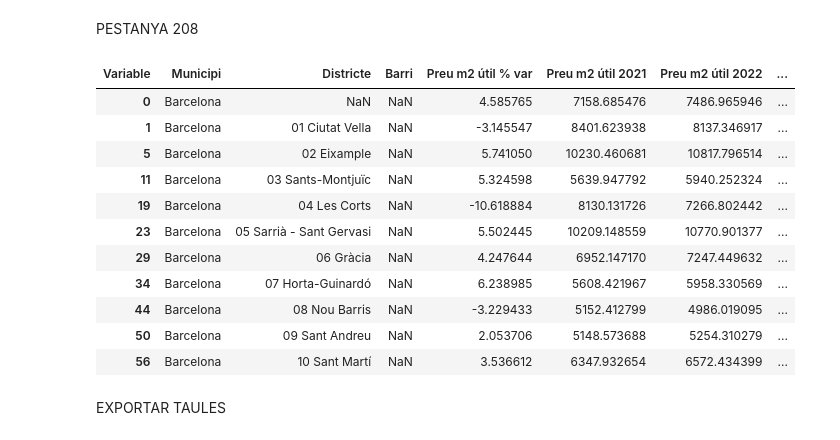
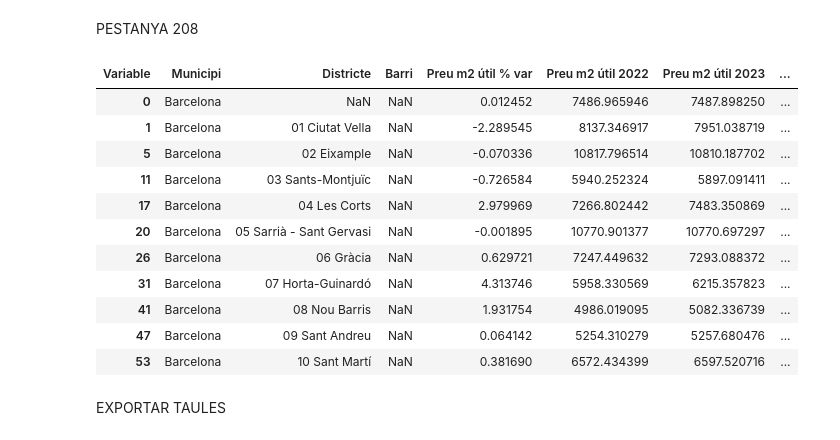
Before and after one commit to rubenlj-git/Taules_oferta_1S23, a Jupyter notebook: taules_resum_1S2023.ipynb, the cells around one changed output. Drawn from its saved outputs; the diff is of its cells as text; code cells hidden in the pictures.

```diff
--- a/taules_resum_1S2023.ipynb
+++ b/taules_resum_1S2023.ipynb
@@ -487,8 +487,8 @@ def tidy_bbdd(any):
 #     bbdd_estudi_prom["Calefacció"] = bbdd_estudi_prom["Calefacció"].replace(' ', 0)
 
 
-    bbdd_estudi_hab["Tram_Sup_util"] = bbdd_estudi_hab["Tram_Sup_util"].str.replace(" ", "")
-    bbdd_estudi_hab["Tram_Sup_util"] = bbdd_estudi_hab["Tram_Sup_util"].str[3:]
+#     bbdd_estudi_hab["Tram_Sup_util"] = bbdd_estudi_hab["Tram_Sup_util"].str.replace(" ", "")
+#     bbdd_estudi_hab["Tram_Sup_util"] = bbdd_estudi_hab["Tram_Sup_util"].str[3:]
 
 
 
@@ -505,7 +505,7 @@ def tidy_bbdd(any):
     return([bbdd_estudi_prom, bbdd_estudi_hab, bbdd_estudi_hab_mod])
 
 
-bbdd_estudi_prom_2021, bbdd_estudi_hab_2021, bbdd_estudi_hab_mod_2021 = tidy_bbdd(2022)
+bbdd_estudi_prom_ant, bbdd_estudi_hab_ant, bbdd_estudi_hab_mod_ant = tidy_bbdd(2022)
 # %%
 def order_columns(table_n):
     cols = ['País', 'Província', 'Municipi'] + [col for col in table_n.columns if col not in ['País', 'Província', 'Municipi']]
@@ -1526,77 +1638,77 @@ table205
 # %% [markdown]
 PESTANYA 208
 # %%
-table208tipo_mun = bbdd_estudi_hab_mod_2021[bbdd_estudi_hab_mod_2021["Municipi"]=="Barcelona"][["Municipi", "Nom DIST", "Nom BARRI", "TIPOG", "Superfície útil", "Preu mitjà", "Preu m2 útil"]].groupby(["Municipi", "TIPOG"]).agg({"Municipi":['count'], "Superfície útil": [np.mean],
+table208tipo_mun = bbdd_estudi_hab_mod_ant[bbdd_estudi_hab_mod_ant["Municipi"]=="Barcelona"][["Municipi", "Nom DIST", "Nom BARRI", "TIPOG", "Superfície útil", "Preu mitjà", "Preu m2 útil"]].groupby(["Municipi", "TIPOG"]).agg({"Municipi":['count'], "Superfície útil": [np.mean],
                                                                                     "Preu mitjà": [np.mean], "Preu m2 útil": [np.mean]}).rename(columns={"Municipi":"Unitats"}).reset_index()
 table208tipo_mun.columns = table208tipo_mun.columns.droplevel(level=1)
-table208tipo_dis = bbdd_estudi_hab_mod_2021[bbdd_estudi_hab_mod_2021["Municipi"]=="Barcelona"][["Municipi", "Nom DIST", "Nom BARRI", "TIPOG", "Superfície útil", "Preu mitjà", "Preu m2 útil"]].groupby(["Municipi", "Nom DIST","TIPOG"]).agg({"Municipi":['count'], "Superfície útil": [np.mean],
+table208tipo_dis = bbdd_estudi_hab_mod_ant[bbdd_estudi_hab_mod_ant["Municipi"]=="Barcelona"][["Municipi", "Nom DIST", "Nom BARRI", "TIPOG", "Superfície útil", "Preu mitjà", "Preu m2 útil"]].groupby(["Municipi", "Nom DIST","TIPOG"]).agg({"Municipi":['count'], "Superfície útil": [np.mean],
                                                                                     "Preu mitjà": [np.mean], "Preu m2 útil": [np.mean]}).rename(columns={"Municipi":"Unitats"}).reset_index()
 table208tipo_dis.columns = table208tipo_dis.columns.droplevel(level=1)
 
-table208tipo_barri = bbdd_estudi_hab_mod_2021[bbdd_estudi_hab_mod_2021["Municipi"]=="Barcelona"][["Municipi", "Nom DIST", "Nom BARRI", "TIPOG", "Superfície útil", "Preu mitjà", "Preu m2 útil"]].groupby(["Municipi", "Nom DIST","Nom BARRI","TIPOG"]).agg({"Municipi":['count'], "Superfície útil": [np.mean],
+table208tipo_barri = bbdd_estudi_hab_mod_ant[bbdd_estudi_hab_mod_ant["Municipi"]=="Barcelona"][["Municipi", "Nom DIST", "Nom BARRI", "TIPOG", "Superfície útil", "Preu mitjà", "Preu m2 útil"]].groupby(["Municipi", "Nom DIST","Nom BARRI","TIPOG"]).agg({"Municipi":['count'], "Superfície útil": [np.mean],
                                                                                     "Preu mitjà": [np.mean], "Preu m2 útil": [np.mean]}).rename(columns={"Municipi":"Unitats"}).reset_index()
 table208tipo_barri.columns = table208tipo_barri.columns.droplevel(level=1)
 
 
-table208total_mun = bbdd_estudi_hab_mod_2021[bbdd_estudi_hab_mod_2021["Municipi"]=="Barcelona"][["Municipi", "Nom DIST", "Nom BARRI", "Superfície útil", "Preu mitjà", "Preu m2 útil"]].groupby(["Municipi"]).agg({"Municipi":['count'], "Superfície útil": [np.mean],
+table208total_mun = bbdd_estudi_hab_mod_ant[bbdd_estudi_hab_mod_ant["Municipi"]=="Barcelona"][["Municipi", "Nom DIST", "Nom BARRI", "Superfície útil", "Preu mitjà", "Preu m2 útil"]].groupby(["Municipi"]).agg({"Municipi":['count'], "Superfície útil": [np.mean],
                                                                                     "Preu mitjà": [np.mean], "Preu m2 útil": [np.mean]}).rename(columns={"Municipi":"Unitats"}).reset_index()
 table208total_mun.columns = table208total_mun.columns.droplevel(level=1)
 table208total_mun["TIPOG"]= "Total habitatges"
 
-table208total_dis = bbdd_estudi_hab_mod_2021[bbdd_estudi_hab_mod_2021["Municipi"]=="Barcelona"][["Municipi", "Nom DIST", "Nom BARRI", "Superfície útil", "Preu mitjà", "Preu m2 útil"]].groupby(["Municipi", "Nom DIST"]).agg({"Municipi":['count'], "Superfície útil": [np.mean],
+table208total_dis = bbdd_estudi_hab_mod_ant[bbdd_estudi_hab_mod_ant["Municipi"]=="Barcelona"][["Municipi", "Nom DIST", "Nom BARRI", "Superfície útil", "Preu mitjà", "Preu m2 útil"]].groupby(["Municipi", "Nom DIST"]).agg({"Municipi":['count'], "Superfície útil": [np.mean],
                                                                                     "Preu mitjà": [np.mean], "Preu m2 útil": [np.mean]}).rename(columns={"Municipi":"Unitats"}).reset_index()
 table208total_dis.columns = table208total_dis.columns.droplevel(level=1)
 table208total_dis["TIPOG"]= "Total habitatges"
 
-table208total_barri = bbdd_estudi_hab_mod_2021[bbdd_estudi_hab_mod_2021["Municipi"]=="Barcelona"][["Municipi", "Nom DIST", "Nom BARRI", "Superfície útil", "Preu mitjà", "Preu m2 útil"]].groupby(["Municipi", "Nom DIST","Nom BARRI"]).agg({"Municipi":['count'], "Superfície útil": [np.mean],
+table208total_barri = bbdd_estudi_hab_mod_ant[bbdd_estudi_hab_mod_ant["Municipi"]=="Barcelona"][["Municipi", "Nom DIST", "Nom BARRI", "Superfície útil", "Preu mitjà", "Preu m2 útil"]].groupby(["Municipi", "Nom DIST","Nom BARRI"]).agg({"Municipi":['count'], "Superfície útil": [np.mean],
                                                                                     "Preu mitjà": [np.mean], "Preu m2 útil": [np.mean]}).rename(columns={"Municipi":"Unitats"}).reset_index()
 table208total_barri.columns = table208total_barri.columns.droplevel(level=1)
 
 table208total_barri["TIPOG"]= "Total habitatges"
 
 
 table208_2021 = pd.concat([table208total_mun, table208total_dis, table208total_barri, table208tipo_mun, table208tipo_dis, table208tipo_barri], axis=0).rename(columns={"Nom DIST":"Districte", "Nom BARRI":"Barri"})
 table208_2021 = pd.melt(table208_2021, id_vars=["Municipi", "Districte", "Barri", "TIPOG"], value_vars=["Unitats","Superfície útil", "Preu mitjà", "Preu m2 útil"],value_name="Valor").rename(columns={0:"Variable"})
 
 table208_2021 = table208_2021.pivot(index=["Municipi", "Districte", "Barri"], columns=["TIPOG", "Variable"], values=["Valor"])
 table208_2021.columns = table208_2021.columns.droplevel(level=0)
 table208_2021.sort_index(axis=1, level=0, sort_remaining=False, inplace=True)
 
 
-col_names = {col: col + " 2021" for col in table208_2021.columns.get_level_values(1)}
+col_names = {col: col + " 2022" for col in table208_2021.columns.get_level_values(1)}
 table208_2021.rename(columns=col_names, level=1, inplace=True)
 
 table208_2022 = table190.copy()
-col_names = {col: col + " 2022" for col in table208_2022.columns.get_level_values(1)}
+col_names = {col: col + " 2023" for col in table208_2022.columns.get_level_values(1)}
 table208_2022.rename(columns=col_names, level=1, inplace=True)
 
 table208 = pd.concat([table208_2022, table208_2021], axis=1)
 
 list_1 = ["Total habitatges", "Habitatges Unifamiliars", "Habitatges Plurifamiliars"]
 list_2 = ["Unitats", "Superfície útil", "Preu mitjà", "Preu m2 útil"]
 
 for i in ["Total habitatges", "Habitatges Unifamiliars", "Habitatges Plurifamiliars"]:
     for j in ["Unitats", "Superfície útil", "Preu mitjà", "Preu m2 útil"]:
-        table208[(i,j + " var")] = (table208[(i,j + " 2022")]-table208[(i,j + " 2021")])
-        table208[(i,j + " % var")] = ((table208[(i,j + " 2022")]/table208[(i,j + " 2021")])-1)*100
+        table208[(i,j + " var")] = (table208[(i,j + " 2023")]-table208[(i,j + " 2022")])
+        table208[(i,j + " % var")] = ((table208[(i,j + " 2023")]/table208[(i,j + " 2022")])-1)*100
 
 
 table208 = table208.xs('Total habitatges', level=0, axis=1)
 table208 = table208.sort_index(axis=1).reset_index()
 table208[table208["Barri"].isna()]
 # %% [output]
-| Variable | Municipi | Districte | Barri | Preu m2 útil % var | Preu m2 útil 2021 | Preu m2 útil 2022 | ... |
-| 0 | Barcelona | NaN | NaN | 4.585765 | 7158.685476 | 7486.965946 | ... |
-| 1 | Barcelona | 01 Ciutat Vella | NaN | -3.145547 | 8401.623938 | 8137.346917 | ... |
-| 5 | Barcelona | 02 Eixample | NaN | 5.741050 | 10230.460681 | 10817.796514 | ... |
-| 11 | Barcelona | 03 Sants-Montjuïc | NaN | 5.324598 | 5639.947792 | 5940.252324 | ... |
-| 19 | Barcelona | 04 Les Corts | NaN | -10.618884 | 8130.131726 | 7266.802442 | ... |
-| 23 | Barcelona | 05 Sarrià - Sant Gervasi | NaN | 5.502445 | 10209.148559 | 10770.901377 | ... |
-| 29 | Barcelona | 06 Gràcia | NaN | 4.247644 | 6952.147170 | 7247.449632 | ... |
-| 34 | Barcelona | 07 Horta-Guinardó | NaN | 6.238985 | 5608.421967 | 5958.330569 | ... |
-| 44 | Barcelona | 08 Nou Barris | NaN | -3.229433 | 5152.412799 | 4986.019095 | ... |
-| 50 | Barcelona | 09 Sant Andreu | NaN | 2.053706 | 5148.573688 | 5254.310279 | ... |
-| 56 | Barcelona | 10 Sant Martí | NaN | 3.536612 | 6347.932654 | 6572.434399 | ... |
+| Variable | Municipi | Districte | Barri | Preu m2 útil % var | Preu m2 útil 2022 | Preu m2 útil 2023 | ... |
+| 0 | Barcelona | NaN | NaN | 0.012452 | 7486.965946 | 7487.898250 | ... |
+| 1 | Barcelona | 01 Ciutat Vella | NaN | -2.289545 | 8137.346917 | 7951.038719 | ... |
+| 5 | Barcelona | 02 Eixample | NaN | -0.070336 | 10817.796514 | 10810.187702 | ... |
+| 11 | Barcelona | 03 Sants-Montjuïc | NaN | -0.726584 | 5940.252324 | 5897.091411 | ... |
+| 17 | Barcelona | 04 Les Corts | NaN | 2.979969 | 7266.802442 | 7483.350869 | ... |
+| 20 | Barcelona | 05 Sarrià - Sant Gervasi | NaN | -0.001895 | 10770.901377 | 10770.697297 | ... |
+| 26 | Barcelona | 06 Gràcia | NaN | 0.629721 | 7247.449632 | 7293.088372 | ... |
+| 31 | Barcelona | 07 Horta-Guinardó | NaN | 4.313746 | 5958.330569 | 6215.357823 | ... |
+| 41 | Barcelona | 08 Nou Barris | NaN | 1.931754 | 4986.019095 | 5082.336739 | ... |
+| 47 | Barcelona | 09 Sant Andreu | NaN | 0.064142 | 5254.310279 | 5257.680476 | ... |
+| 53 | Barcelona | 10 Sant Martí | NaN | 0.381690 | 6572.434399 | 6597.520716 | ... |
 # %% [markdown]
 EXPORTAR TAULES
 # %%
```
Also changed, not shown: parts of 23 cells of this notebook, 10 other files.
